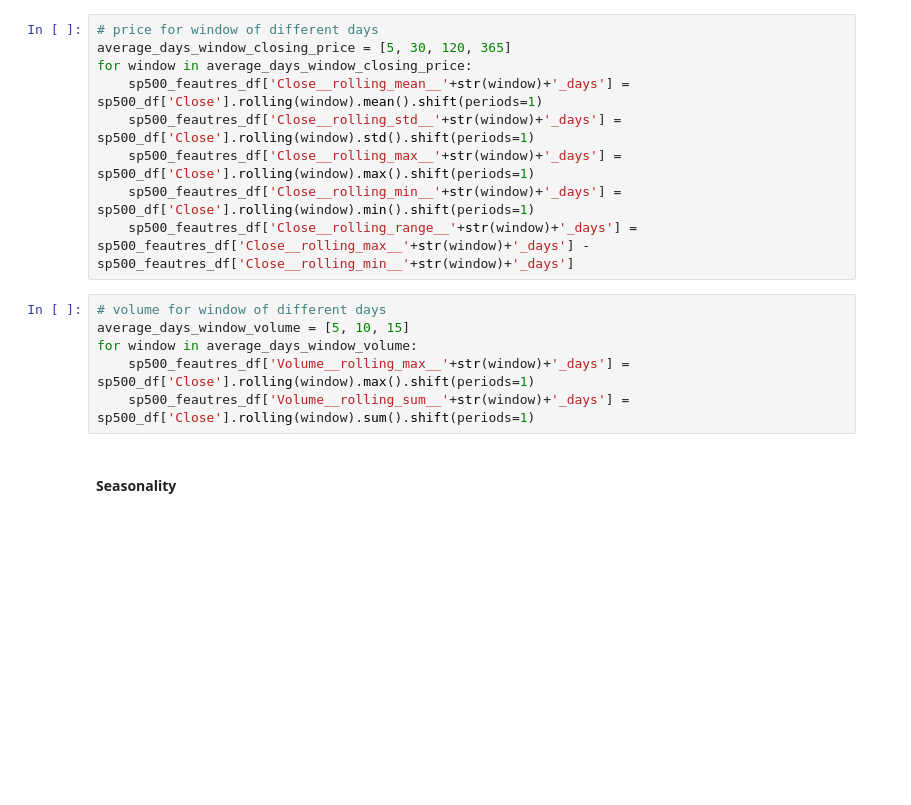
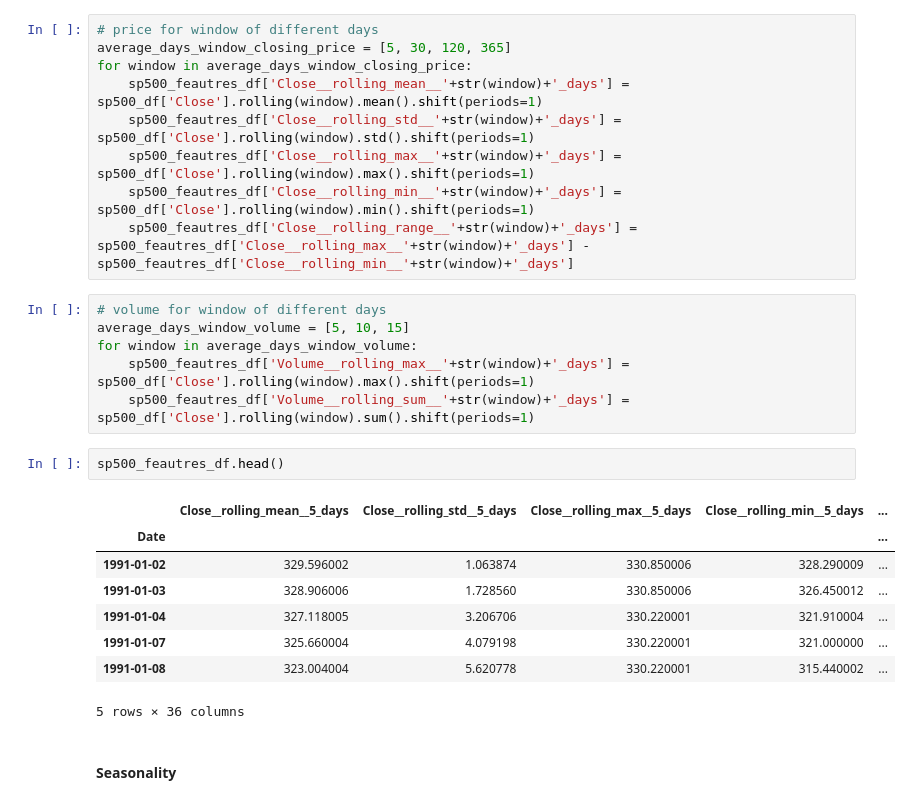
Before and after one commit to RomarN/DE-group-5, a Jupyter notebook: Assignment 3/Syed-demo/notebooks/Predicting SP500.ipynb, the cells around one changed output. Drawn from its saved outputs; the diff is of its cells as text; blank space fills up the shorter version.

```diff
--- a/Assignment 3/Syed-demo/notebooks/Predicting SP500.ipynb
+++ b/Assignment 3/Syed-demo/notebooks/Predicting SP500.ipynb
@@ -82,6 +82,17 @@ average_days_window_volume = [5, 10, 15]
 for window in average_days_window_volume:
     sp500_feautres_df['Volume__rolling_max__'+str(window)+'_days'] = sp500_df['Close'].rolling(window).max().shift(periods=1)
     sp500_feautres_df['Volume__rolling_sum__'+str(window)+'_days'] = sp500_df['Close'].rolling(window).sum().shift(periods=1)
+# %%
+sp500_feautres_df.head()
+# %% [output]
+|  | Close__rolling_mean__5_days | Close__rolling_std__5_days | Close__rolling_max__5_days | Close__rolling_min__5_days | ... |
+| Date |  |  |  |  | ... |
+| 1991-01-02 | 329.596002 | 1.063874 | 330.850006 | 328.290009 | ... |
+| 1991-01-03 | 328.906006 | 1.728560 | 330.850006 | 326.450012 | ... |
+| 1991-01-04 | 327.118005 | 3.206706 | 330.220001 | 321.910004 | ... |
+| 1991-01-07 | 325.660004 | 4.079198 | 330.220001 | 321.000000 | ... |
+| 1991-01-08 | 323.004004 | 5.620778 | 330.220001 | 315.440002 | ... |
+5 rows × 36 columns
 # %% [markdown]
 #### Seasonality
 # %%
```
Also changed, not shown: parts of 6 cells of this notebook, 2 other files.
